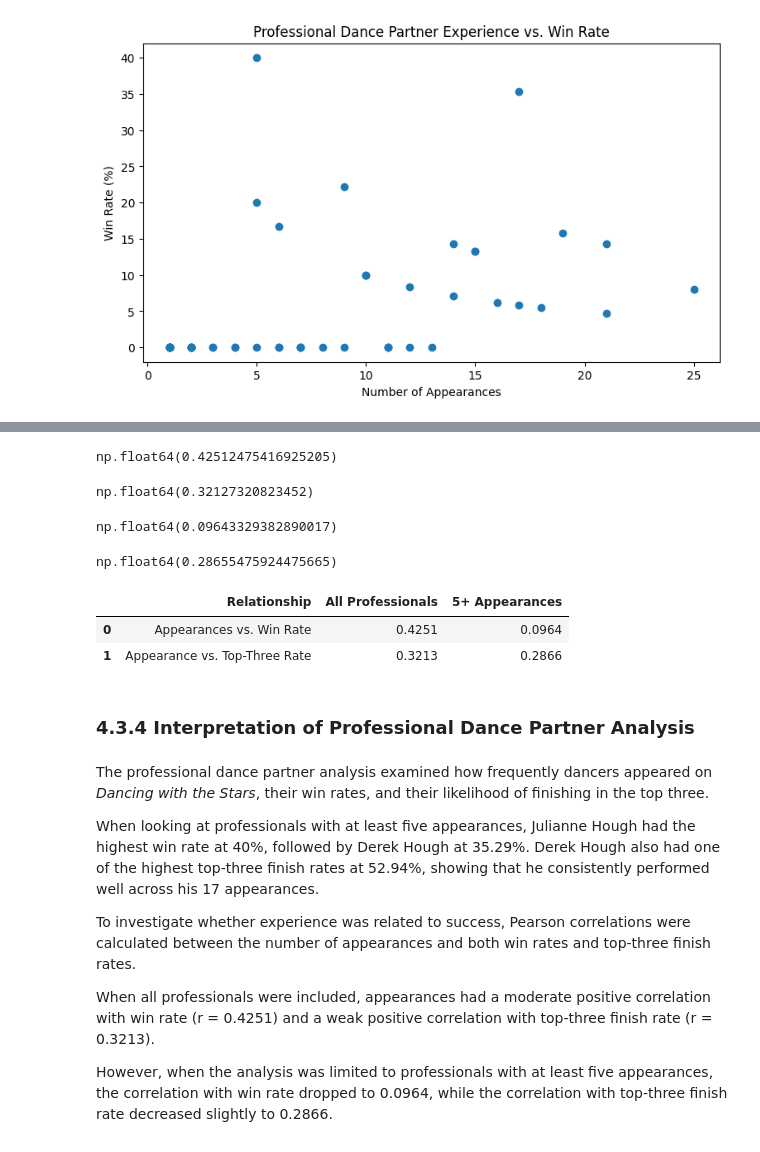
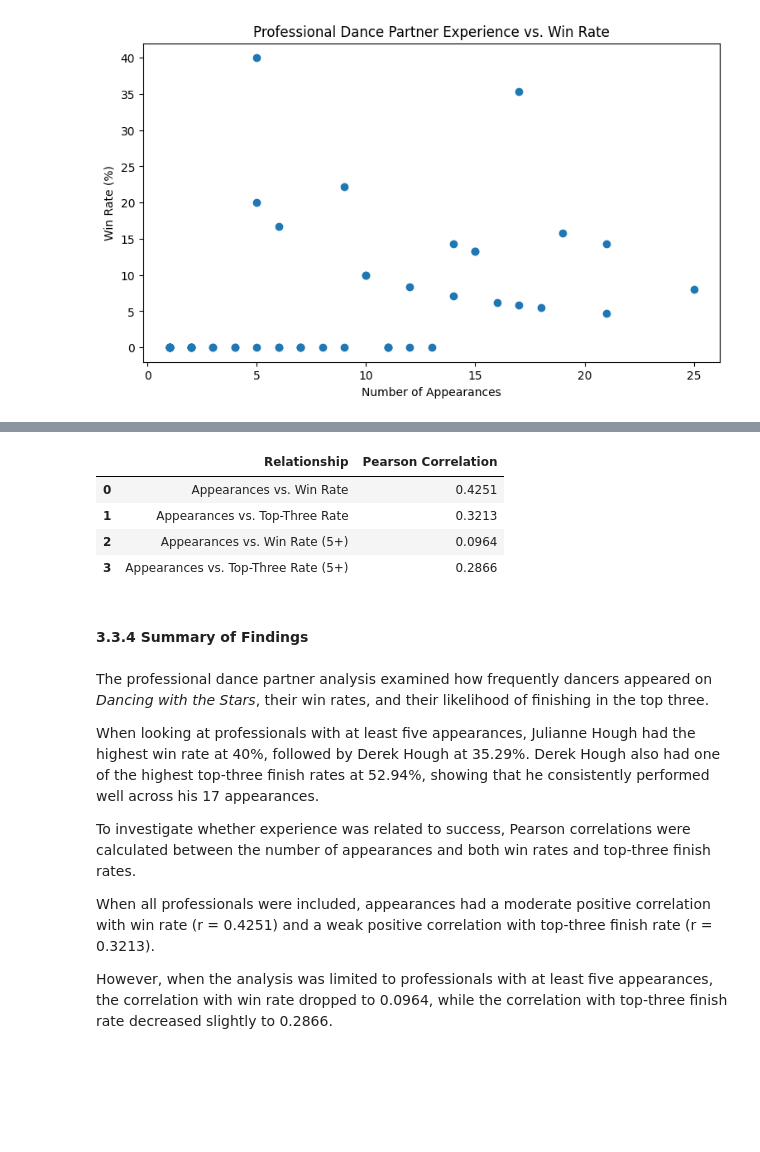
Before and after one commit to mia-c25/dwts-data-analysis, a Jupyter notebook: notebooks/notebook.ipynb, the cells around one changed output, grey strips where cells are left out. Drawn from its saved outputs; the diff is of its cells as text; code cells hidden in the pictures; blank space fills up the shorter version.

```diff
--- a/notebooks/notebook.ipynb
+++ b/notebooks/notebook.ipynb
@@ -1073,52 +1031,48 @@ plt.show()
-# %%
-pro_success['appearances'].corr(
-    pro_success['win_rate'],
-    method='pearson'
-)
-# %% [output]
-np.float64(0.42512475416925205)
-# %%
-pro_success['appearances'].corr(
-    pro_success['top_three_rate'],
-    method='pearson'
-)
-# %% [output]
-np.float64(0.32127320823452)
-# %%
-experienced_pros['appearances'].corr(
-    experienced_pros['win_rate'],
-    method='pearson'
-)
-# %% [output]
-np.float64(0.09643329382890017)
-# %%
-experienced_pros['appearances'].corr(
-    experienced_pros['top_three_rate'],
-    method='pearson'
-)
-# %% [output]
-np.float64(0.28655475924475665)
+# %%
+# Correlations for all professional dancers
+appearances_win_corr = pro_success['appearances'].corr(
+    pro_success['win_rate']
+)
+
+appearances_top3_corr = pro_success['appearances'].corr(
+    pro_success['top_three_rate']
+)
+
+# Correlations for professionals with at least 5 appearances
+experienced_win_corr = experienced_pros['appearances'].corr(
+    experienced_pros['win_rate']
+)
+
+experienced_top3_corr = experienced_pros['appearances'].corr(
+    experienced_pros['top_three_rate']
+)
 # %%
 correlation_results = {
     'Relationship': [
         'Appearances vs. Win Rate',
-        'Appearance vs. Top-Three Rate'
+        'Appearances vs. Top-Three Rate',
+        'Appearances vs. Win Rate (5+)',
+        'Appearances vs. Top-Three Rate (5+)'
     ],
-    'All Professionals': [0.4251, 0.3213],
-    '5+ Appearances': [0.0964, 0.2866]
+    'Pearson Correlation': [
+        appearances_win_corr,
+        appearances_top3_corr,
+        experienced_win_corr,
+        experienced_top3_corr
+    ]
 }
+
+correlation_table = pd.DataFrame(correlation_results)
+
+display(correlation_table.round(4))
+# %% [output]
+|  | Relationship | Pearson Correlation |
+| 0 | Appearances vs. Win Rate | 0.4251 |
+| 1 | Appearances vs. Top-Three Rate | 0.3213 |
+| 2 | Appearances vs. Win Rate (5+) | 0.0964 |
+| 3 | Appearances vs. Top-Three Rate (5+) | 0.2866 |
-# %%
-correlation_table = pd.DataFrame(
-    correlation_results
-)
-
-display(correlation_table.round(4))
-# %% [output]
-|  | Relationship | All Professionals | 5+ Appearances |
-| 0 | Appearances vs. Win Rate | 0.4251 | 0.0964 |
-| 1 | Appearance vs. Top-Three Rate | 0.3213 | 0.2866 |
 # %% [markdown]
-### 4.3.4 Interpretation of Professional Dance Partner Analysis
+#### 3.3.4 Summary of Findings
 # %% [markdown]
 
 
```
Also changed, not shown: parts of 81 cells of this notebook, 1 other file.
